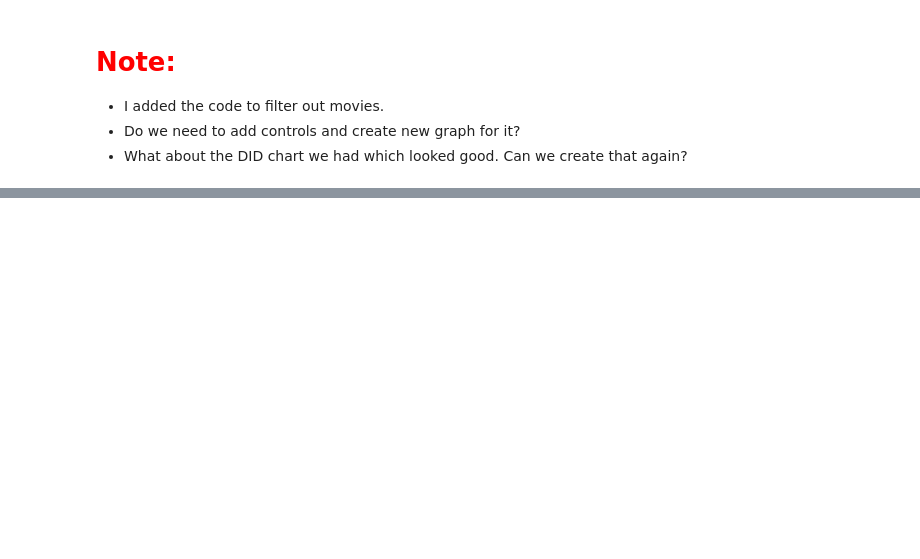
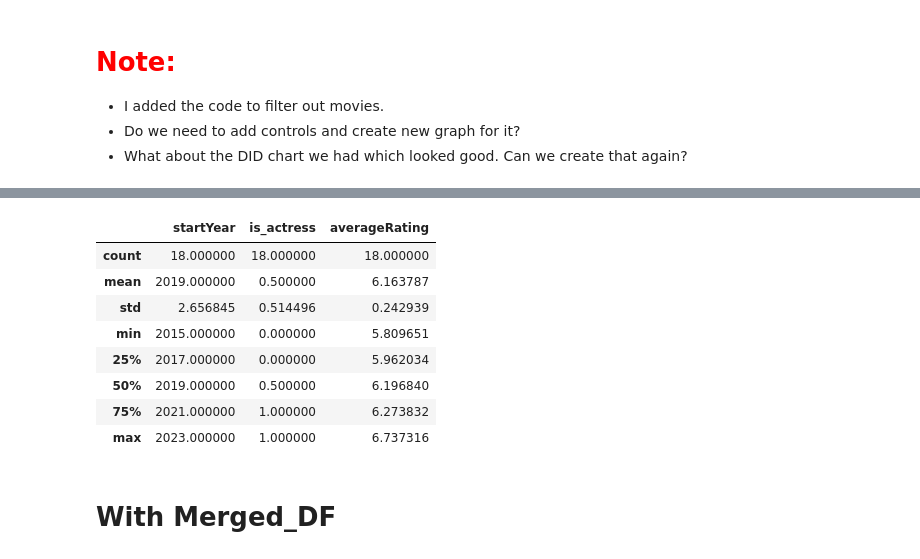
Before and after one commit to shreyash0O7/IMDb_for_Arya, a Jupyter notebook: new_codebase.ipynb, the cells around one changed output, grey strips where cells are left out. Cells and saved outputs as stored; diff of their text form; code cells hidden in the pictures; blank space fills up the shorter version.

```diff
--- a/new_codebase.ipynb
+++ b/new_codebase.ipynb
@@ -185,0 +253,12 @@ plt.show()
+# %%
+grouped_full.describe()
+# %% [output]
+|  | startYear | is_actress | averageRating |
+| count | 18.000000 | 18.000000 | 18.000000 |
+| mean | 2019.000000 | 0.500000 | 6.163787 |
+| std | 2.656845 | 0.514496 | 0.242939 |
+| min | 2015.000000 | 0.000000 | 5.809651 |
+| 25% | 2017.000000 | 0.000000 | 5.962034 |
+| 50% | 2019.000000 | 0.500000 | 6.196840 |
+| 75% | 2021.000000 | 1.000000 | 6.273832 |
+| max | 2023.000000 | 1.000000 | 6.737316 |
@@ -185,0 +269,2 @@ plt.show()
+# %% [markdown]
+# With Merged_DF
```
Also changed, not shown: parts of 19 cells of this notebook, 8 other files.
